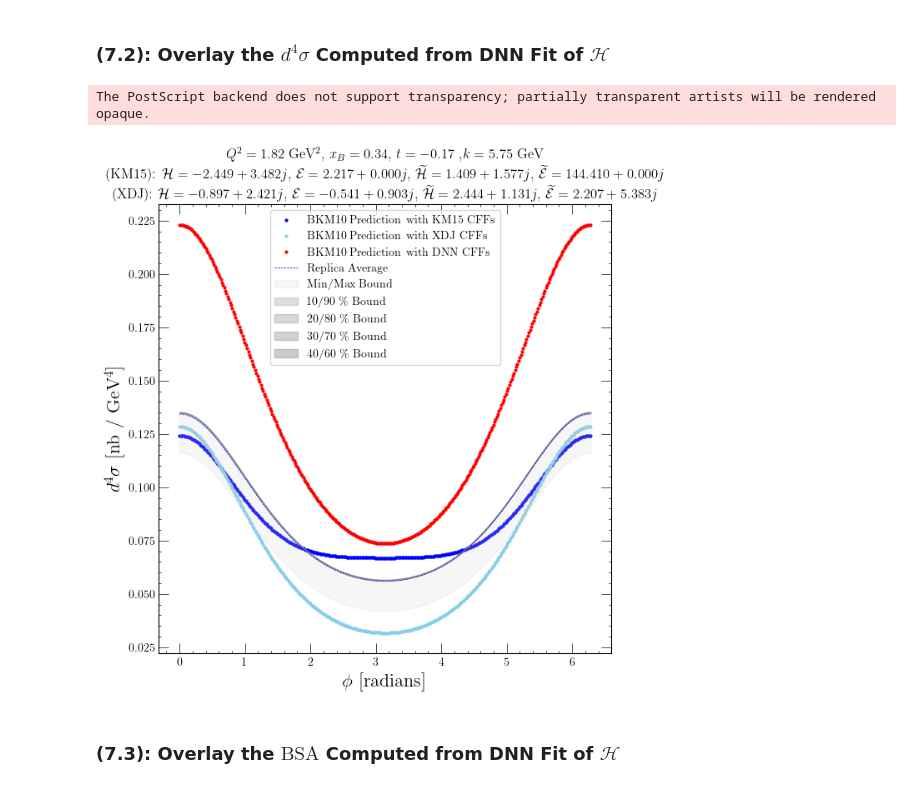
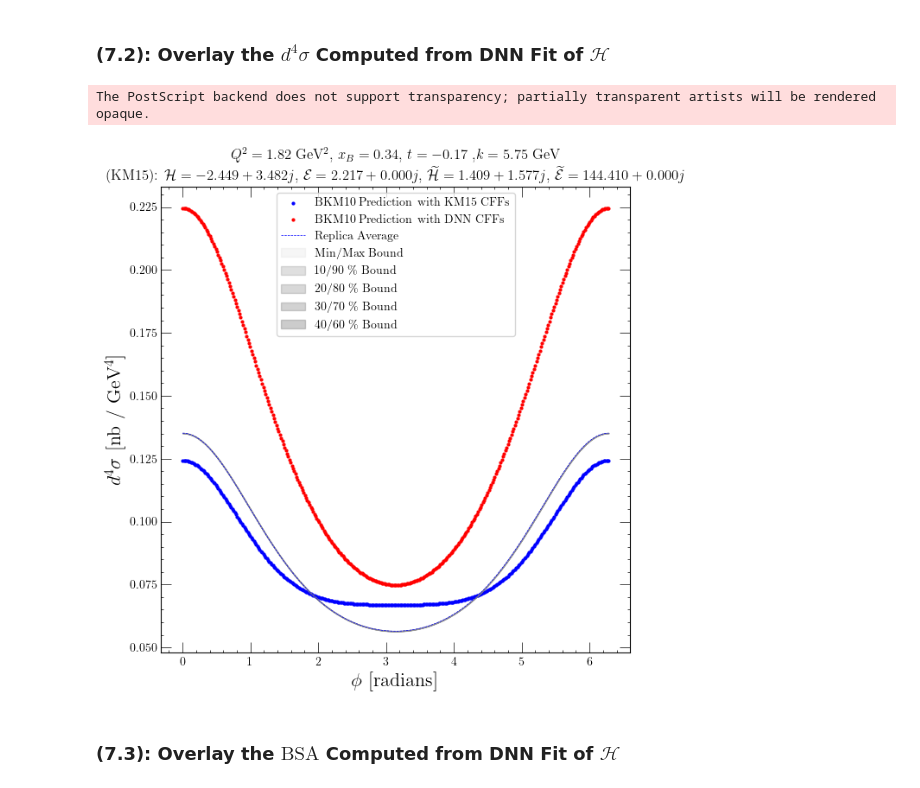
Before and after one commit to JayDanielsss/gpd_dnn, a Jupyter notebook: closure_test/closure_test.ipynb, the cells around one changed output. Cells and saved outputs as stored; diff of their text form; code cells hidden in the pictures.

```diff
--- a/closure_test/closure_test.ipynb
+++ b/closure_test/closure_test.ipynb
@@ -470,6 +496,15 @@ TOTAL_DATA_SIZE = len(x_data)
 print(f"Total data size is: {TOTAL_DATA_SIZE}")
 
 _DNN_TRAINING_TEMPORARY_SPLIT_PERCENTAGE = 0.1
-_DNN_TVALIDATION_TESTING_SPLIT_PERCENTAGE = 0.1
+_DNN_VALIDATION_TESTING_SPLIT_PERCENTAGE = 0.1
+
+number_of_dnn_temporary_points = int(np.ceil(TOTAL_DATA_SIZE * _DNN_TRAINING_TEMPORARY_SPLIT_PERCENTAGE))
+number_of_dnn_testing_points = int(np.ceil(number_of_dnn_temporary_points * _DNN_VALIDATION_TESTING_SPLIT_PERCENTAGE))
+number_of_dnn_validation_points = number_of_dnn_temporary_points - number_of_dnn_testing_points
+number_of_dnn_training_points = TOTAL_DATA_SIZE - number_of_dnn_validation_points - number_of_dnn_testing_points
+
+print(f"[NOTE]: Train/Validation Split is {_DNN_TRAINING_TEMPORARY_SPLIT_PERCENTAGE * 100}%, giving {number_of_dnn_validation_points} validation points (with ceiling).")
+print(f"[NOTE]: Validation/Test Split is {_DNN_VALIDATION_TESTING_SPLIT_PERCENTAGE * 100}%, giving {number_of_dnn_testing_points} testing points (with ceiling).")
+print(f"Remaining training data points are: {number_of_dnn_training_points}")
 # %% [output]
 Total data size is: 360
@@ -487,7 +525,7 @@ x_training, x_remaining, y_training, y_remaining = train_test_split(
 x_validation, x_testing, y_validation, y_testing = train_test_split(
     x_remaining,
     y_remaining,
-    test_size = _DNN_TVALIDATION_TESTING_SPLIT_PERCENTAGE,
+    test_size = _DNN_VALIDATION_TESTING_SPLIT_PERCENTAGE,
     shuffle = True)
 # %% [markdown]
 ### (3.3): What does the pre-processed data look like?
@@ -2604,6 +2660,7 @@ class SimultaneousObservablesLoss(tf.keras.losses.Loss):
             q_squared_tf, xb_tf, t_tf, epsilon_tf, y_lep_tf, xi_tf, k_tf, f1_tf, f2_tf, ktilde_tf, tprime_tf, phi_values, p1_tf, p2_tf,
             cff_h_real_tf, CFF_REAL_HT_KM15, CFF_REAL_E_KM15, CFF_REAL_ET_KM15, cff_h_imag_tf, CFF_IMAG_HT_KM15, CFF_IMAG_E_KM15, CFF_IMAG_ET_KM15)
 
+        # compute cross-section residuals:
         residuals_cross_section = true_cross_section - cross_section
 
         predicted_bsa = bkm10_bsa(
@@ -2611,9 +2668,13 @@ class SimultaneousObservablesLoss(tf.keras.losses.Loss):
             q_squared_tf, xb_tf, t_tf, epsilon_tf, y_lep_tf, xi_tf, k_tf, f1_tf, f2_tf, ktilde_tf, tprime_tf, phi_values, p1_tf, p2_tf,
             cff_h_real_tf, CFF_REAL_HT_KM15, CFF_REAL_E_KM15, CFF_REAL_ET_KM15, cff_h_imag_tf, CFF_IMAG_HT_KM15, CFF_IMAG_E_KM15, CFF_IMAG_ET_KM15)
 
+        # compute BSA residuals:
         residuals_bsa = true_bsa - predicted_bsa
 
-        mean_squared_error = self._OBSERVABLE_WEIGHT_1 * tf.reduce_mean(tf.square(residuals_cross_section)) + self._OBSERVABLE_WEIGHT_2 * tf.reduce_mean(tf.square(residuals_bsa))
+        # compute the MSE:
+        mean_squared_error = (
+            self._OBSERVABLE_WEIGHT_1 * tf.reduce_mean(tf.square(residuals_cross_section)) +
+            self._OBSERVABLE_WEIGHT_2 * tf.reduce_mean(tf.square(residuals_bsa)))
 
         return mean_squared_error
 # %% [markdown]
@@ -2709,7 +2770,7 @@ def cff_h_model():
     # [NOTE]: ONLY kinematic inputs goes into the DNN!
     hidden = tf.keras.layers.Dense(10, kernel_initializer = initializer, activation = "relu")(kinematic_inputs)
     hidden = tf.keras.layers.Dense(10, kernel_initializer = initializer, activation = "relu")(hidden)
-    # hidden = tf.keras.layers.Dense(10, kernel_initializer = initializer, activation = "relu")(hidden)
+    hidden = tf.keras.layers.Dense(10, kernel_initializer = initializer, activation = "relu")(hidden)
     # hidden = tf.keras.layers.Dense(10, kernel_initializer = initializer, activation = "relu")(hidden)
 
     # linear activation is default activation if `activation` key is not specified: https://www.tensorflow.org/api_docs/python/tf/keras/layers/Dense
@@ -3433,9 +3504,9 @@ post_cff_fit_xsec_axis.scatter(
     phi_array_in_radians, bkm10_cross_sections_km15,
     s = 4., label = "BKM10 Prediction with KM15 CFFs", color = "blue")
 
-post_cff_fit_xsec_axis.scatter(
-    phi_array_in_radians, bkm10_cross_sections_xdj,
-    s = 4., label = "BKM10 Prediction with XDJ CFFs", color = "skyblue")
+# post_cff_fit_xsec_axis.scatter(
+#     phi_array_in_radians, bkm10_cross_sections_xdj,
+#     s = 4., label = "BKM10 Prediction with XDJ CFFs", color = "skyblue")
 
 post_cff_fit_xsec_axis.scatter(
     phi_array_in_radians, bkm10_cross_sections_dnn,
@@ -3474,35 +3545,36 @@ post_cff_fit_xsec_axis.fill_between(
     alpha = 0.3)
 
 post_cff_fit_xsec_axis.fill_between(
     x = phi_array_in_radians,
     y1 = xs_percentile_70,
     y2 = xs_percentile_30,
     label = r'30/70 \% Bound',
     color = "gray",
     alpha = 0.35)
 
 post_cff_fit_xsec_axis.fill_between(
     x = phi_array_in_radians,
     y1 = xs_percentile_60,
     y2 = xs_percentile_40,
     label = r'40/60 \% Bound',
     color = "gray",
     alpha = 0.4)
 
 post_cff_fit_xsec_axis.set_xlabel(r"$\phi$ [radians]", fontsize = 16)
 post_cff_fit_xsec_axis.set_ylabel(r"$d^{4}\sigma$ [nb / GeV$^{4}$]", fontsize = 16)
-post_cff_fit_xsec_axis.set_title(f"{title_string}\n(KM15): {km15_cff_string}\n(XDJ): {xdj_cff_string}")
+post_cff_fit_xsec_axis.set_title(f"{title_string}\n(KM15): {km15_cff_string}")
+# post_cff_fit_xsec_axis.set_title(f"{title_string}\n(KM15): {km15_cff_string}\n(XDJ): {xdj_cff_string}")
 
 plt.legend()
 
 post_cff_fit_xsec_figure.savefig(f"./version_{VERSION_NUMBER}/plots/cross_section_comparison_v{MAJOR_MINOR_NUMBER}.png")
 post_cff_fit_xsec_figure.savefig(f"./version_{VERSION_NUMBER}/plots/cross_section_comparison_v{MAJOR_MINOR_NUMBER}.eps")
 
 plt.show()
 plt.close(post_cff_fit_xsec_figure)
 # %% [output]
 The PostScript backend does not support transparency; partially transparent artists will be rendered opaque.
-[figure, old version]
+[figure, new version]
 # %% [markdown]
 ### (7.3): Overlay the $\text{BSA}$ Computed from DNN Fit of $\mathcal{H}$
 # %%
```
Also changed, not shown: parts of 51 cells of this notebook.
